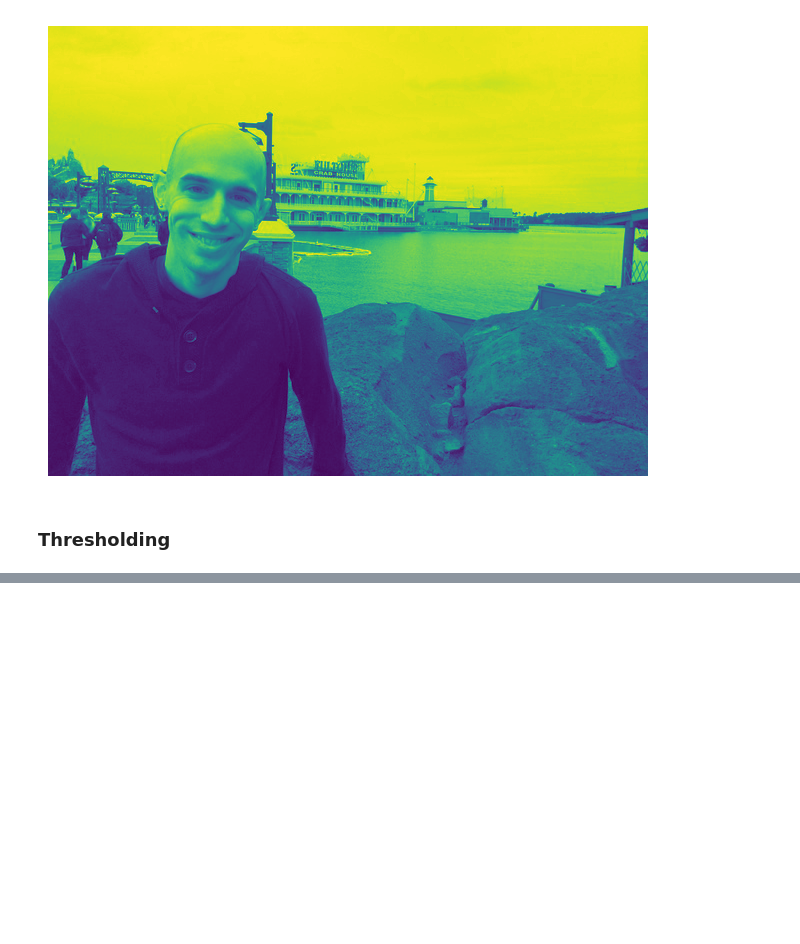
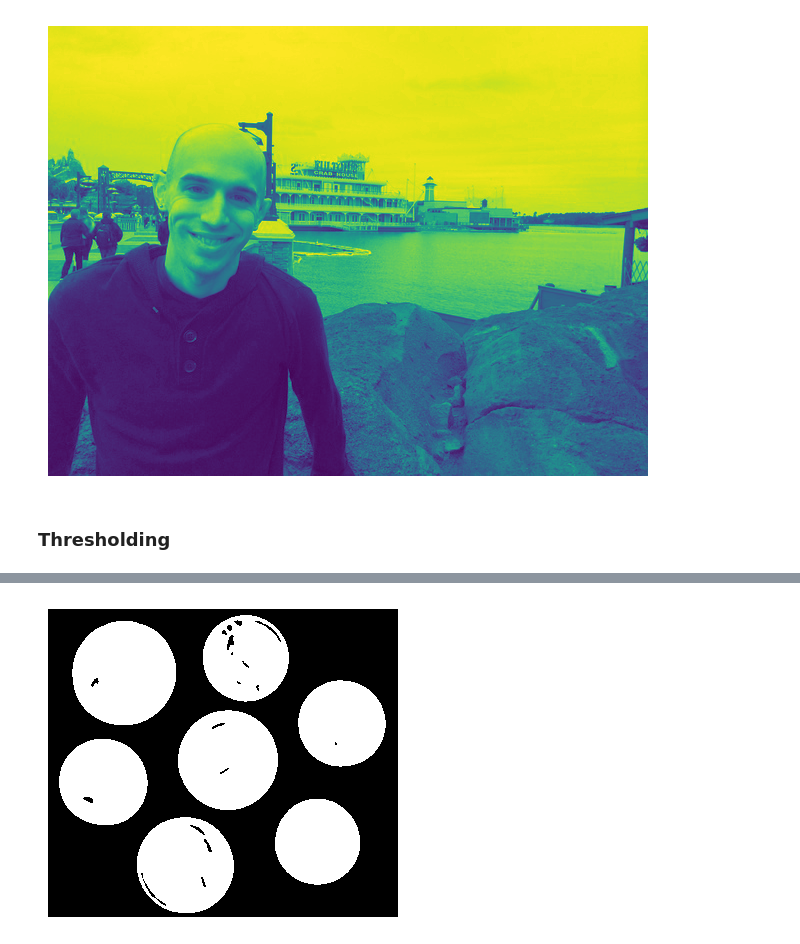
Before and after one commit to KarthikKothareddy/pisgurus, a Jupyter notebook: lighting_and_thresholds.ipynb, the cells around one changed output, grey strips where cells are left out. Drawn from its saved outputs; the diff is of its cells as text; code cells hidden in the pictures; blank space fills up the shorter version.

Commit message:
simple thresholding

```diff
--- a/lighting_and_thresholds.ipynb
+++ b/lighting_and_thresholds.ipynb
@@ -53,0 +67,7 @@ display(V, flip=False)
+# %%
+## inverse Thresholding
+# if a pixel value is greater than our threshold (in this case, 200), we set it to be BLACK, otherwise it is WHITE.
+(T, threshold_inv) = cv2.threshold(blur, 200, 255, cv2.THRESH_BINARY_INV)
+display(threshold_inv, flip=False, cmap="gray")
+# %% [output]
+[figure, added]
```
Also changed, not shown: parts of 4 cells of this notebook, 2 other files.
